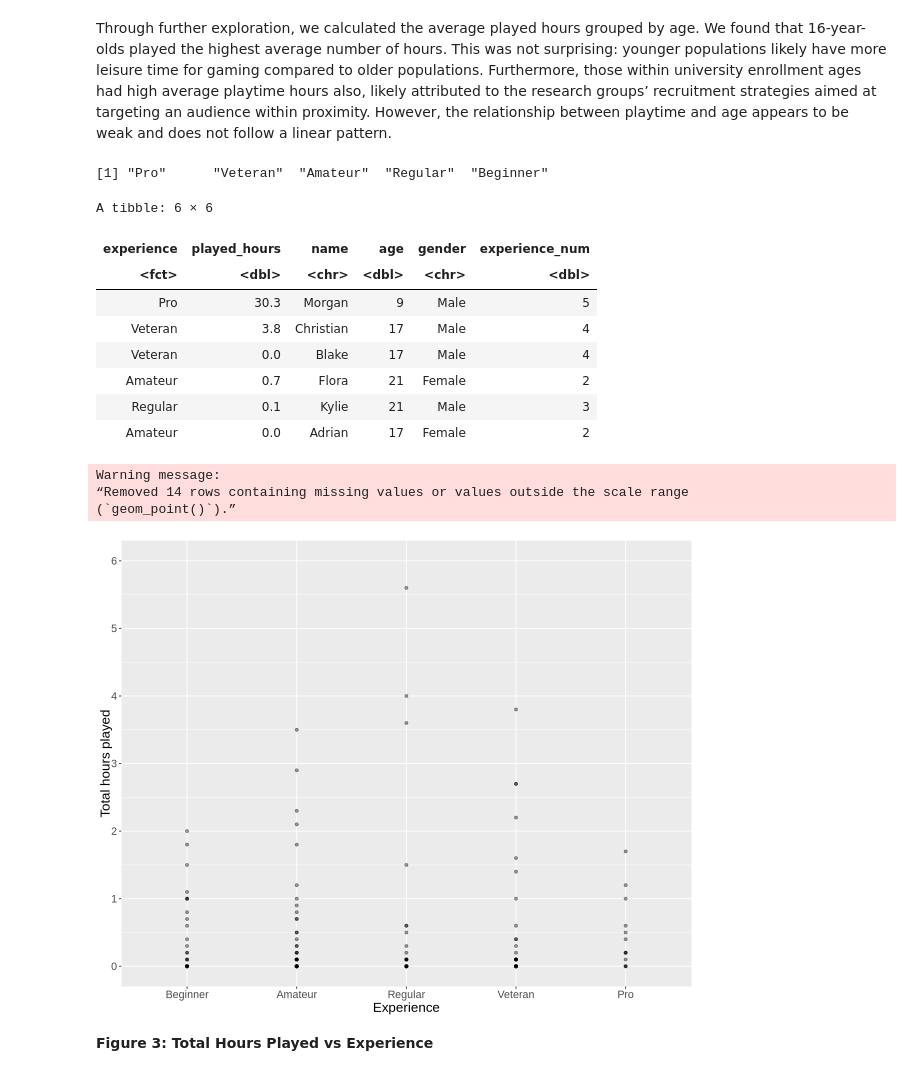
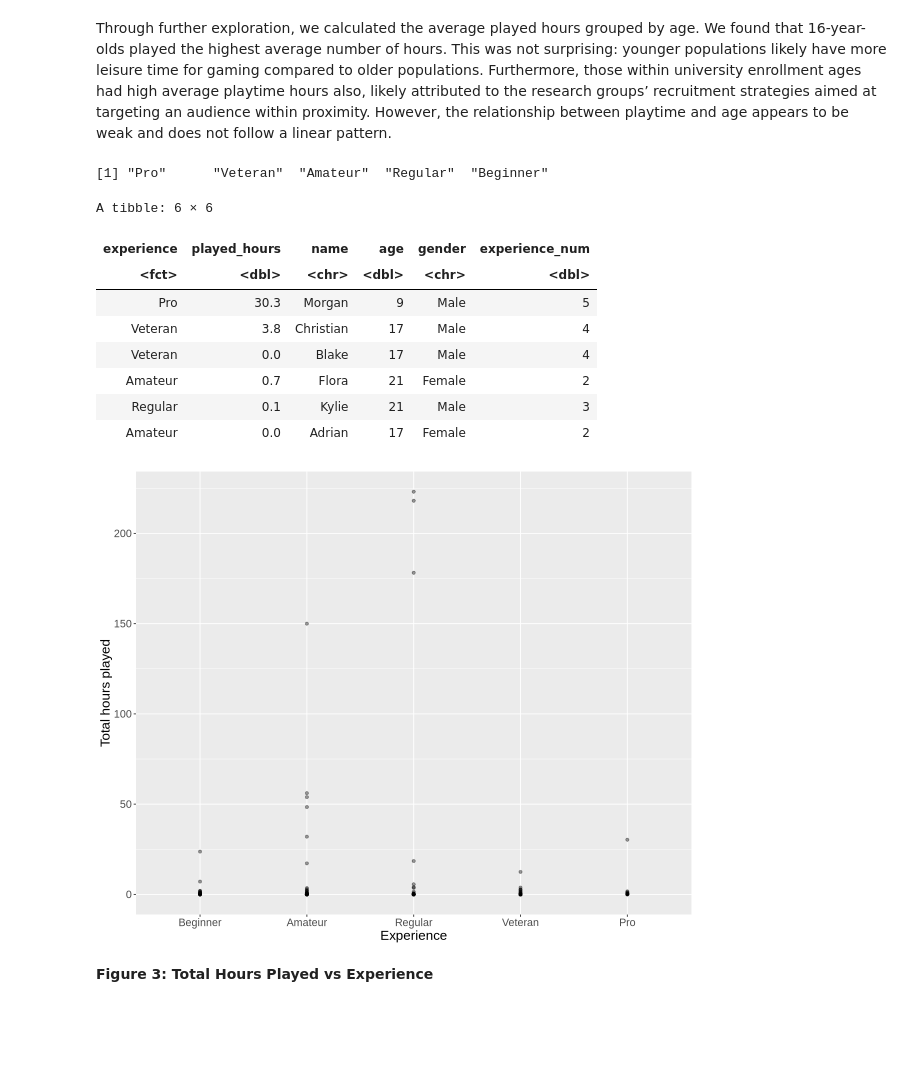
Before and after one commit to Sen550/dsci100-project, a Jupyter notebook: final_projectreport.ipynb, the cells around one changed output. Cells and saved outputs as stored; diff of their text form; code cells hidden in the pictures; blank space fills up the shorter version.

```diff
--- a/final_projectreport.ipynb
+++ b/final_projectreport.ipynb
@@ -229,38 +229,34 @@ transformed_players <- cleaned_players |>
     mutate(experience = factor(experience, levels = experience_levels), # factor variable
           experience_num = case_when(experience == "Beginner" ~ 1,      # numeric variable for use in
                                      experience == "Amateur" ~ 2,       #  regression in final report
                                      experience == "Regular" ~ 3,
                                      experience == "Veteran" ~ 4,
                                      experience == "Pro" ~ 5))
 
 sample_transformed <- transformed_players |>
 head()
 sample_transformed
 
 options(repr.plot.width = 10, repr.plot.height = 8)
 players_expnum_plot <- ggplot(transformed_players, aes(x = experience, y = played_hours)) +
         geom_point(alpha = 0.4) +
         labs(x = "Experience", y = "Total hours played") +
-        scale_y_continuous(name = "Total hours played", limits = c(0, 6), breaks = seq(0, 6, by = 1)) +
         theme(text = element_text(size=16),
              plot.title = element_text(size=18))
 players_expnum_plot
 #Confirmation of Regular players still playing the most outside of all Experience Levels
 # %% [output]
 [1] "Pro"      "Veteran"  "Amateur"  "Regular"  "Beginner"
 A tibble: 6 × 6
 | experience | played_hours | name | age | gender | experience_num |
 | <fct> | <dbl> | <chr> | <dbl> | <chr> | <dbl> |
 | Pro | 30.3 | Morgan | 9 | Male | 5 |
 | Veteran | 3.8 | Christian | 17 | Male | 4 |
 | Veteran | 0.0 | Blake | 17 | Male | 4 |
 | Amateur | 0.7 | Flora | 21 | Female | 2 |
 | Regular | 0.1 | Kylie | 21 | Male | 3 |
 | Amateur | 0.0 | Adrian | 17 | Female | 2 |
-Warning message:
-“Removed 14 rows containing missing values or values outside the scale range
-(`geom_point()`).”
-[figure, old version]
+[figure, new version]
 # %% [markdown]
 **Figure 3: Total Hours Played vs Experience**
 # %% [markdown]
```
Also changed, not shown: parts of 5 cells of this notebook.
